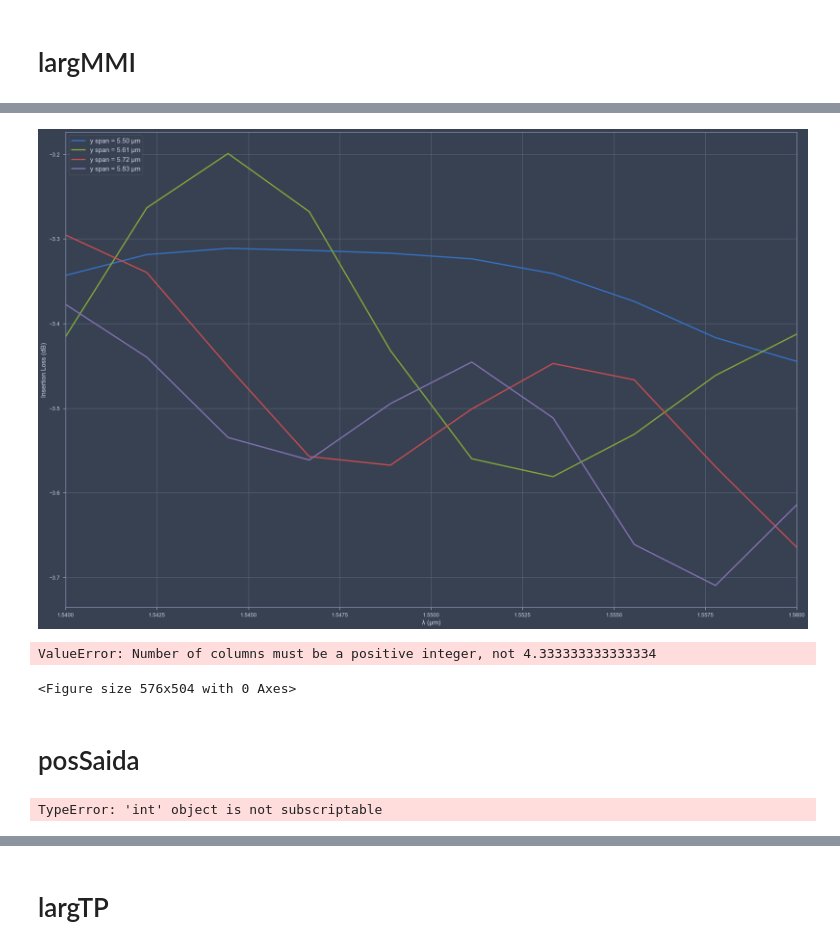
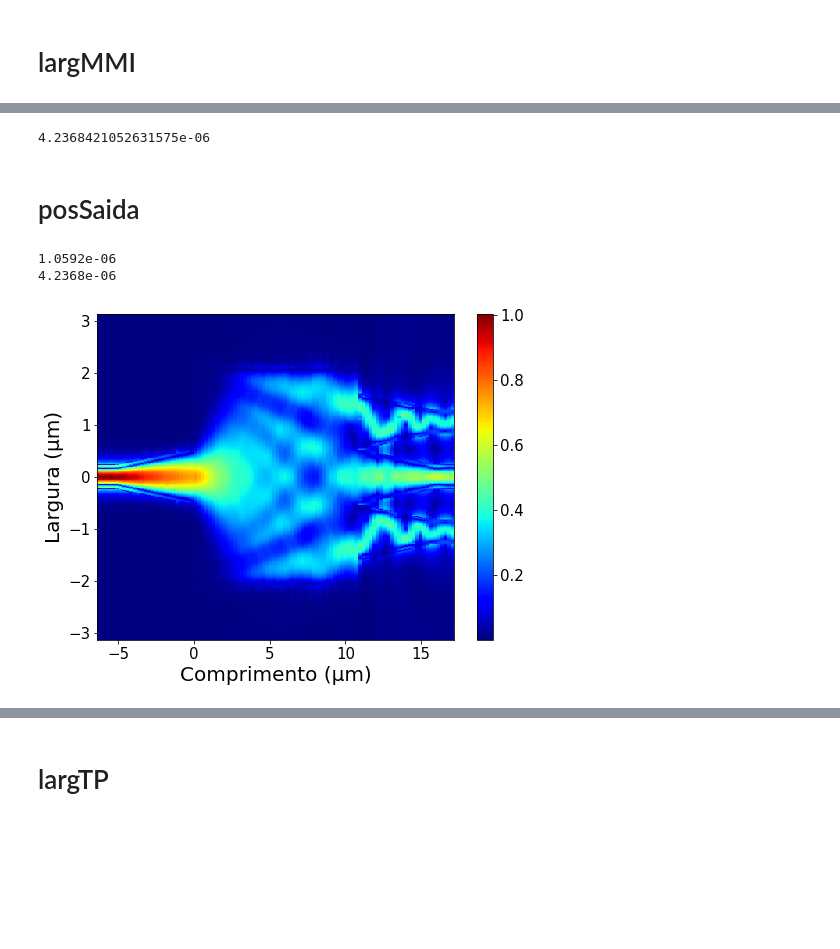
Before and after one commit to ringokin/MMI-photonics, a Jupyter notebook: backupzinho.ipynb, the cells around one changed output, grey strips where cells are left out. Saved outputs shown, nothing was run; the diff lists cells and outputs as text; code cells hidden in the pictures; blank space fills up the shorter version.

```diff
--- a/backupzinho.ipynb
+++ b/backupzinho.ipynb
@@ -687,39 +856,8 @@ Completed = 10/10
-# %%
-
-
-loss = 10*np.log10(s21 + s31 + s41)
-plt.figure(figsize = (30,20))
-for i in range(4):
-    plt.plot(lmbd, loss[:,i], label = 'y span = {:.2f} μm'.format(largMMI[i]*1e6,3), linewidth = 3)
-plt.xlim(1.54, 1.56)
-# plt.ylim(-1, 0)
-plt.xlabel('λ (μm)', fontsize = 15)
-plt.ylabel('Insertion Loss (dB)', fontsize = 15)
-plt.grid(True)
-plt.legend(loc ='upper left', fontsize = 15)
-plt.show()
-# plt.savefig('Imagens/Loss x Box span')
-
-if nSimu%3:
-    altura = nSimu/3 + 1
-else:
-    altura = nSimu
-
-if nSimu < 3:
-    largura = nSimu
-else:
-    largura = 3
-
-fig, axs = plt.subplots(largura,altura)
-for i in range(nSimu):
-    axs[i%3, i/3].set_title('y span = {:.2f} μm'.format(largMMI[i]*1e6,3))
-    axs[i%3, i/3].plot(lmbd, s21[:, i], label = 'saida {} μm'.format(1))
-    axs[i%3, i/3].plot(lmbd, s31[:, i], label = 'saida {} μm'.format(2))
-    axs[i%3, i/3].plot(lmbd, s41[:, i], label = 'saida {} μm'.format(3))
-# %% [output]
-[figure, removed]
-ValueError: Number of columns must be a positive integer, not 4.333333333333334
-<Figure size 576x504 with 0 Axes>
+# %%
+largMMI = largMMI[7]
+print(largMMI)
+# %% [output]
+4.2368421052631575e-06
 # %% [markdown]
 # posSaida
 # %%
@@ -732,7 +870,7 @@ inicioMMI = 0
 #compMMI = 37.2947e-6
 compMMI = 21.08e-6
 #largMMI = 6e-6
-largMMI = 5.5e-6
+largMMI = 4.2368e-6
 zmin = 0
 zspan = 220e-9
 zspanMMI = 8e-6
@@ -777,10 +915,6 @@ compMMI = parametros[0]
 largTP = parametros[2]
 posSaida = parametros[3]
 
-Psup = 1.1*posSaida
-Pinf = 0.9*posSaida
-
-posSaida = np.linspace(Pinf, Psup, nSimu)
 
 zmax = zmin + zspan
 inicTPS = compMMI + inicioMMI
@@ -804,7 +938,9 @@ posSaida3 = ycentro - posSaida
 s21 = np.zeros([10,nSimu])
 s31 = np.zeros([10,nSimu])
 s41 = np.zeros([10,nSimu])
+
+print (posSaida)
+print (largMMI)
+# %% [output]
+1.0592e-06
+4.2368e-06
-# %%
-posSaida2[0]
-# %% [output]
-TypeError: 'int' object is not subscriptable
@@ -810,0 +989,21 @@ TypeError: 'int' object is not subscriptable
+# %%
+campo = lum.getresult("monitor", "field profile")
+x = campo["x"]
+y = campo["y"]
+E = campo["E"]
+
+E = np.sqrt(E[:,:,0,:,0]**2 + E[:,:,0,:,1]**2 + E[:,:,0,:,2]**2)
+E = np.transpose(abs(E[:,:,0]))
+np.shape(x[:,0])
+
+plt.rcParams["figure.figsize"] = (8,6)
+plt.pcolormesh(x[:,0]*1e6,y[:,0]*1e6,E,cmap = 'jet')
+plt.xlabel('Comprimento (μm)',fontsize=20)
+plt.ylabel('Largura (μm)',fontsize=20)
+plt.yticks(fontsize=15)
+plt.xticks(fontsize=15)
+cbar = plt.colorbar()
+cbar.ax.tick_params(labelsize=15)
+plt.savefig('Imagens/largMMI swp E linear.png')
+# %% [output]
+[figure, added]
```
Also changed, not shown: parts of 42 cells of this notebook, 9 other files.
